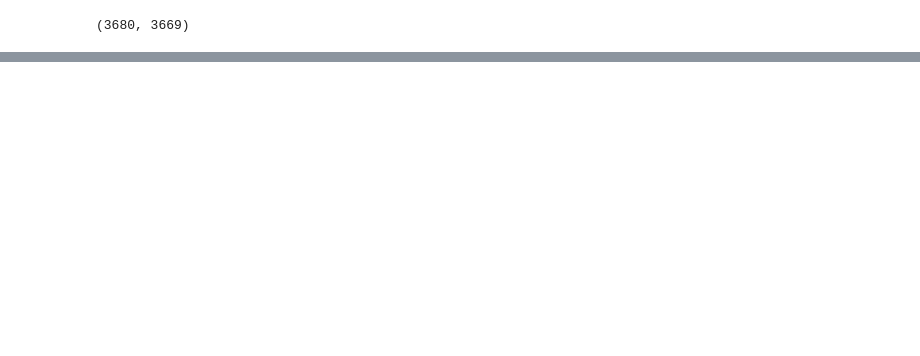
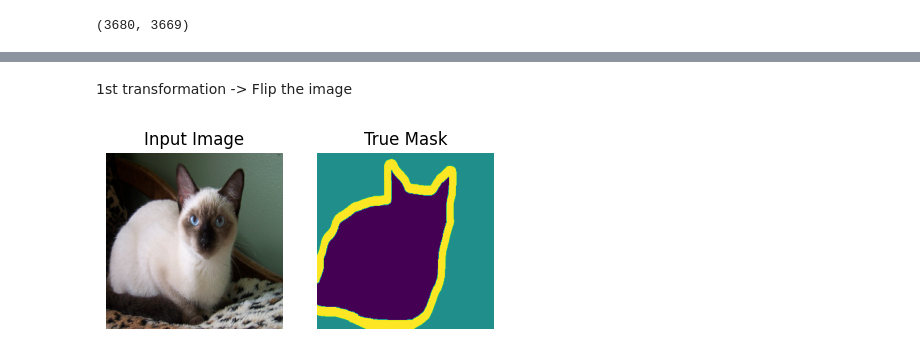
Before and after one commit to vidiasgiannis/CV_Segmentation_Mask_Modelling, a Jupyter notebook: src/RealDataLoader.ipynb, the cells around one changed output, grey strips where cells are left out. Drawn from its saved outputs; the diff is of its cells as text; code cells hidden in the pictures; blank space fills up the shorter version.

```diff
--- a/src/RealDataLoader.ipynb
+++ b/src/RealDataLoader.ipynb
@@ -155,0 +106,9 @@ display([sample_image, sample_mask])
+# %% [markdown]
+1st transformation -> Flip the image
+# %%
+# Apply data augmentation (flip)
+flipped_image, flipped_mask = flip_image(sample_image, sample_mask, horizontal=True, vertical=False)
+# Display the flipped image and mask
+display([flipped_image, flipped_mask])
+# %% [output]
+[figure, added]
```
Also changed, not shown: parts of 12 cells of this notebook, 7 other files.
